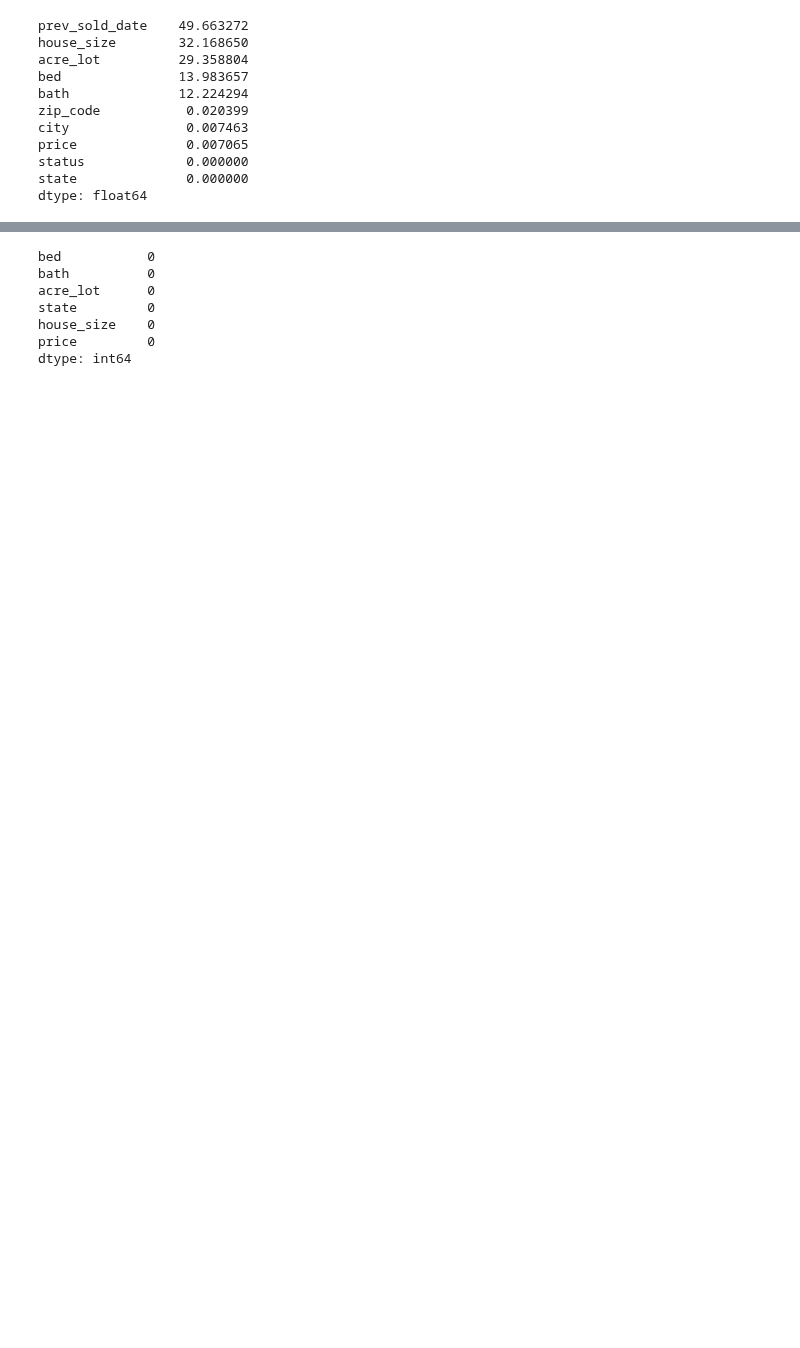
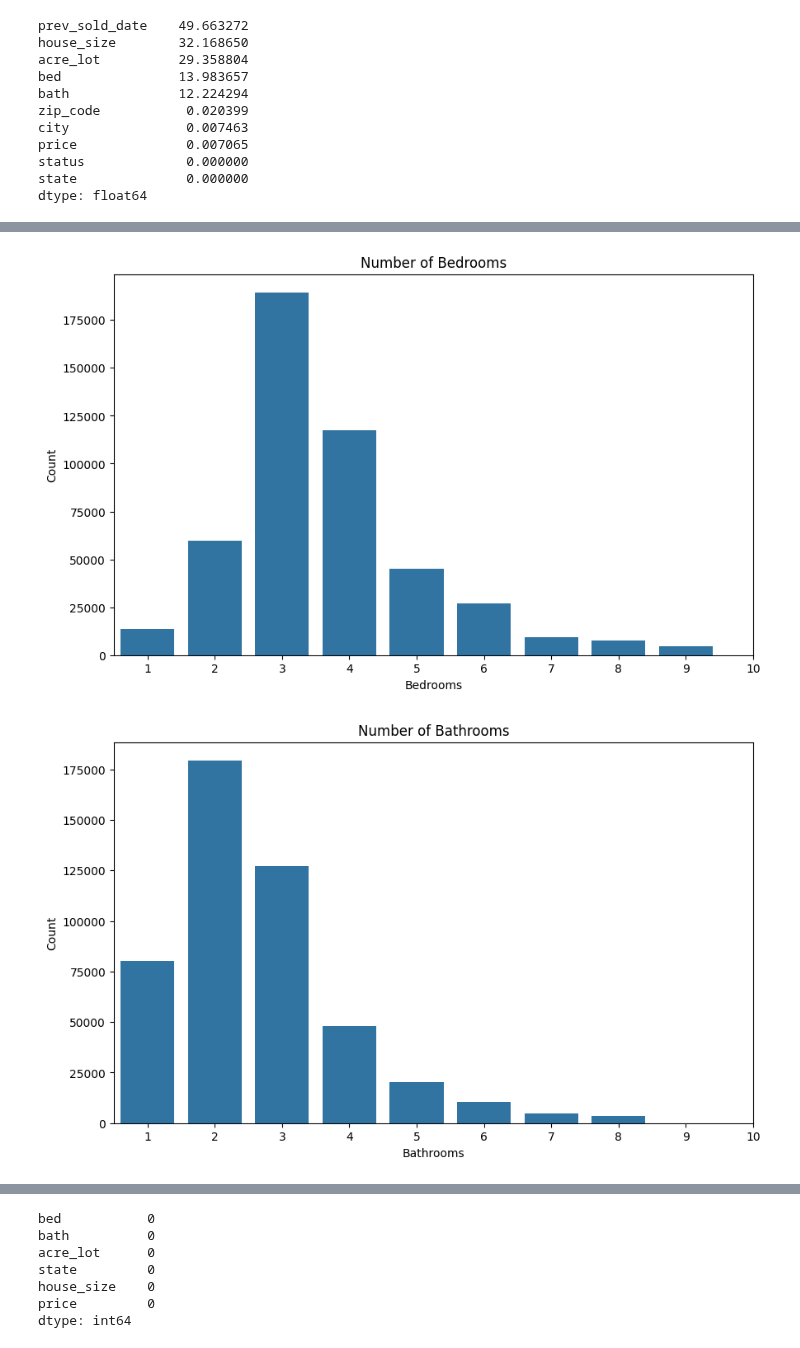
Before and after one commit to zinakhazaee/MachineLearning-SupervisedLearning_Regression, a Jupyter notebook: usa_real_estate.ipynb, the cells around one changed output, grey strips where cells are left out. Cells and saved outputs as stored; diff of their text form; code cells hidden in the pictures; blank space fills up the shorter version.

```diff
--- a/usa_real_estate.ipynb
+++ b/usa_real_estate.ipynb
@@ -91,0 +197,19 @@ df['bath'].fillna(df['bath'].mode()[0], inplace=True)
+# %%
+plt.figure(figsize=(10,6))
+sns.countplot(data=df, x='bed')
+plt.title('Number of Bedrooms')
+plt.xlabel('Bedrooms')
+plt.ylabel('Count')
+plt.xticks(ticks=np.arange(10), labels=np.arange(1,11))
+plt.show()
+
+plt.figure(figsize=(10,6))
+sns.countplot(data=df, x='bath')
+plt.title('Number of Bathrooms')
+plt.xlabel('Bathrooms')
+plt.ylabel('Count')
+plt.xticks(ticks=np.arange(10), labels=np.arange(1,11))
+plt.show()
+# %% [output]
+[figure, added]
+[figure, added]
```
Also changed, not shown: parts of 60 cells of this notebook.
